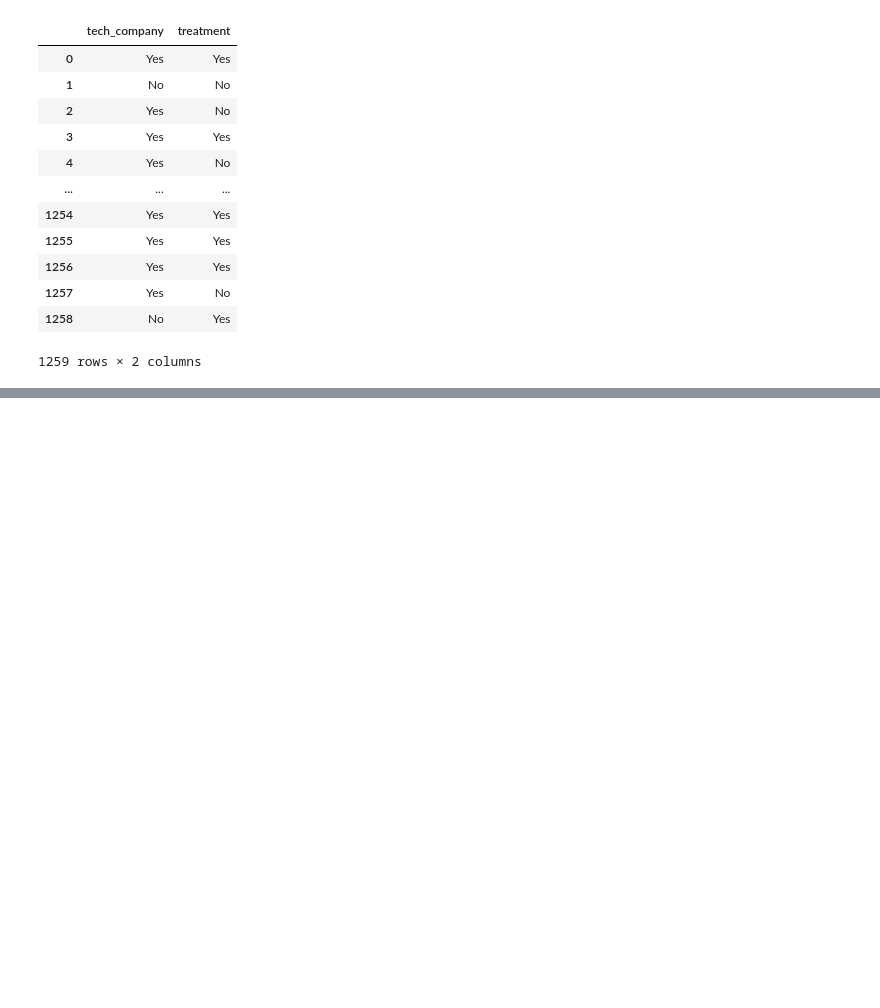
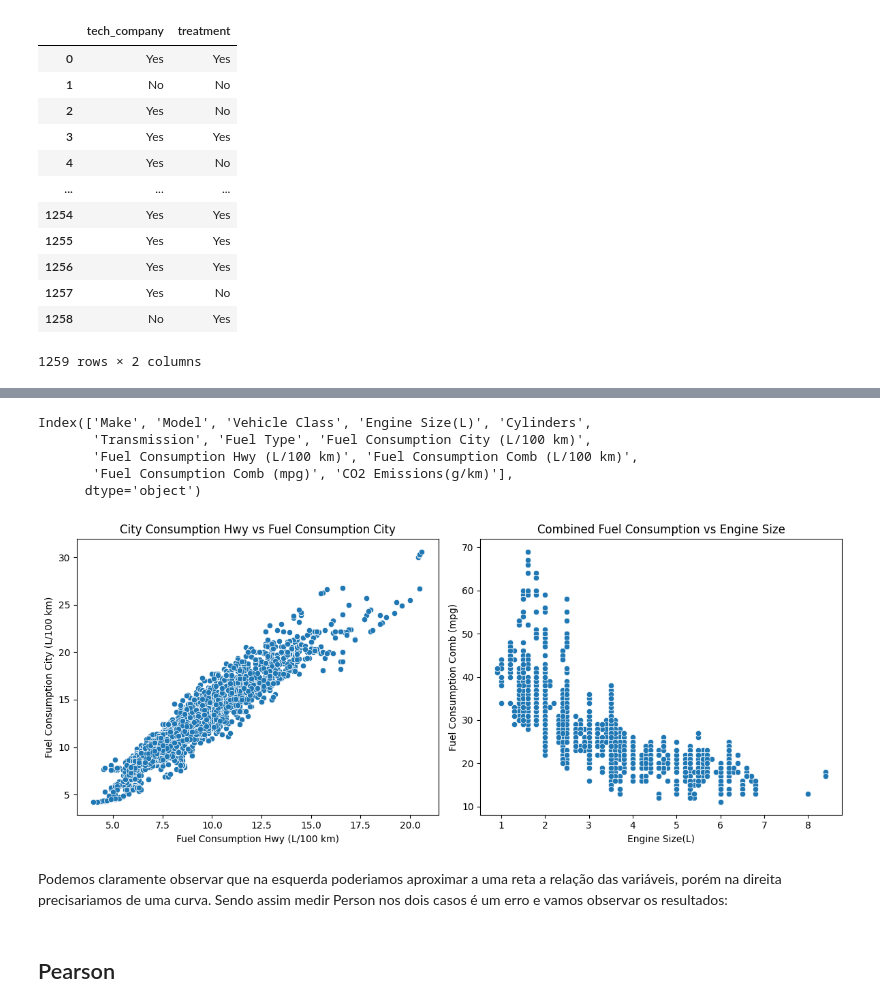
Before and after one commit to filipeaguiarrod/statistic_topics, a Jupyter notebook: Correlations/eda.ipynb, the cells around one changed output, grey strips where cells are left out. Cells and saved outputs as stored; diff of their text form; code cells hidden in the pictures; blank space fills up the shorter version.

```diff
--- a/Correlations/eda.ipynb
+++ b/Correlations/eda.ipynb
@@ -104,0 +166,30 @@ ValueError: Grouper and axis must be same length
+# %%
+df3.columns
+# %% [output]
+Index(['Make', 'Model', 'Vehicle Class', 'Engine Size(L)', 'Cylinders',
+       'Transmission', 'Fuel Type', 'Fuel Consumption City (L/100 km)',
+       'Fuel Consumption Hwy (L/100 km)', 'Fuel Consumption Comb (L/100 km)',
+       'Fuel Consumption Comb (mpg)', 'CO2 Emissions(g/km)'],
+      dtype='object')
+# %%
+import matplotlib.pyplot as plt
+
+
+plt.figure(figsize=(12, 5))
+
+plt.subplot(1, 2, 1)
+sns.scatterplot(x=df3['Fuel Consumption Hwy (L/100 km)'], y=df3['Fuel Consumption City (L/100 km)'])
+plt.title('City Consumption Hwy vs Fuel Consumption City')
+
+plt.subplot(1, 2, 2)
+sns.scatterplot(x=df3['Engine Size(L)'], y=df3['Fuel Consumption Comb (mpg)'])
+plt.title('Combined Fuel Consumption vs Engine Size')
+
+plt.tight_layout()
+plt.show()
+# %% [output]
+[figure, added]
+# %% [markdown]
+Podemos claramente observar que na esquerda poderiamos aproximar a uma reta a relação das variáveis, porém na direita precisariamos de uma curva. Sendo assim medir Person nos dois casos é um erro e vamos observar os resultados:
+# %% [markdown]
+## Pearson
```
Also changed, not shown: parts of 29 cells of this notebook, 3 other files.
